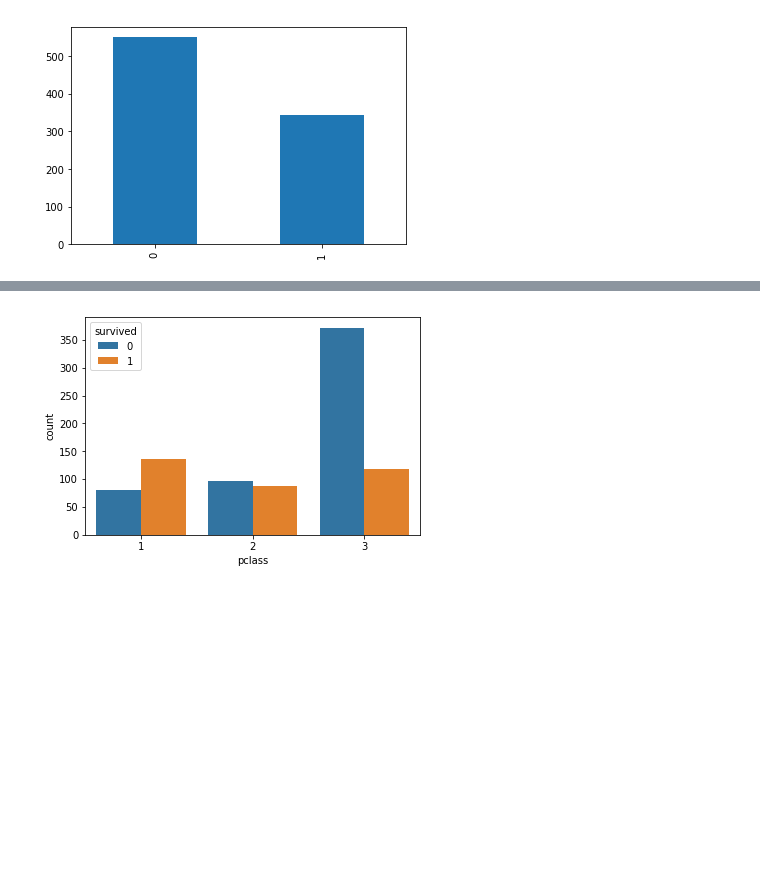
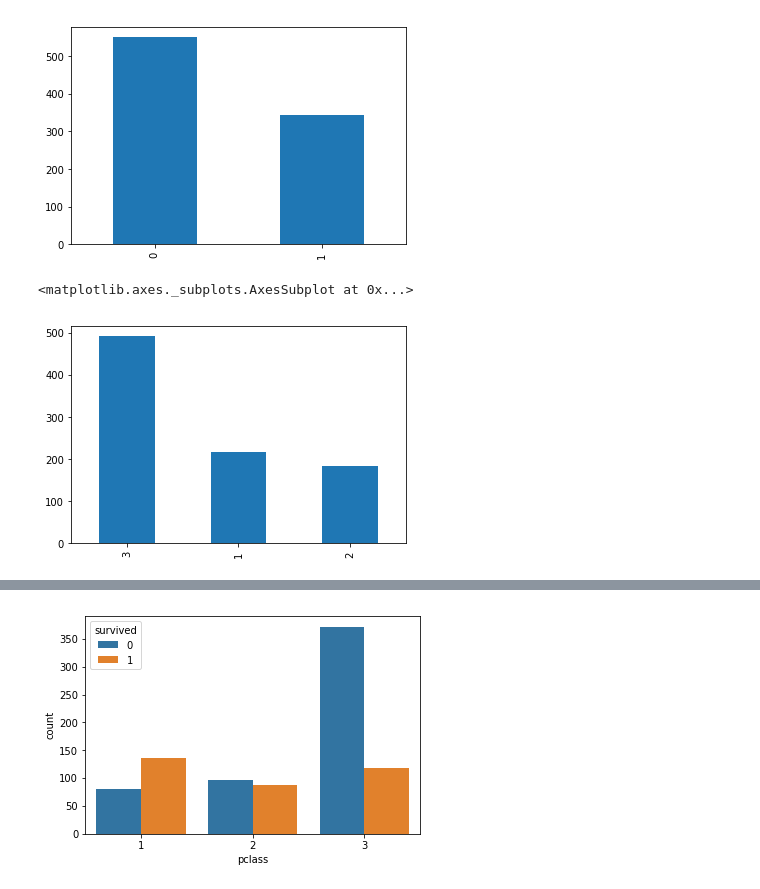
Before and after one commit to PIUphil/toheaven, a Jupyter notebook: 2.5 DataScience/06. 데이터 전처리.ipynb, the cells around one changed output, grey strips where cells are left out. Saved outputs shown, nothing was run; the diff lists cells and outputs as text; code cells hidden in the pictures; blank space fills up the shorter version.

Commit message:
update titanic part

```diff
--- a/2.5 DataScience/06. 데이터 전처리.ipynb
+++ b/2.5 DataScience/06. 데이터 전처리.ipynb
@@ -156,8 +156,8 @@ plt.show()
 # %% [output]
 [figure]
 # %%
-imputer_age = SimpleImputer(strategy = 'median')
-titanic['age'] = imputer.fit_transform(titanic[['age']])
+imputer_age = SimpleImputer(strategy = 'median')  # 중앙값으로 채우기
+titanic['age'] = imputer_age.fit_transform(titanic[['age']])
 
 msno.matrix(titanic)
 plt.show()
@@ -196,3 +196,8 @@ df_titanic['survived'].value_counts().plot.bar()
 # %% [output]
 <matplotlib.axes._subplots.AxesSubplot at 0x...>
 [figure]
+# %%
+df_titanic['pclass'].value_counts().plot.bar()
+# %% [output]
+<matplotlib.axes._subplots.AxesSubplot at 0x...>
+[figure, added]
```
Also changed, not shown: parts of 12 cells of this notebook.
